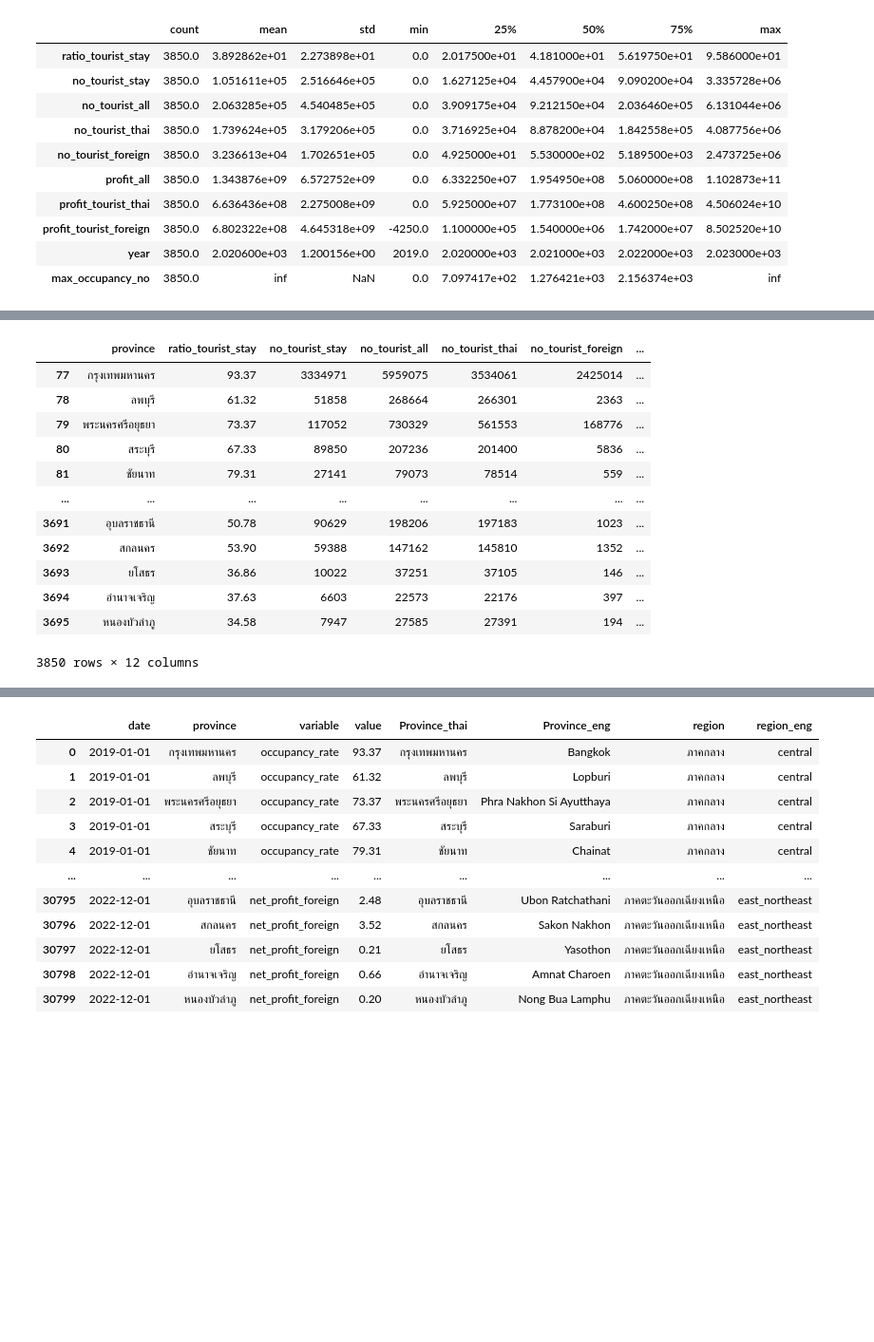
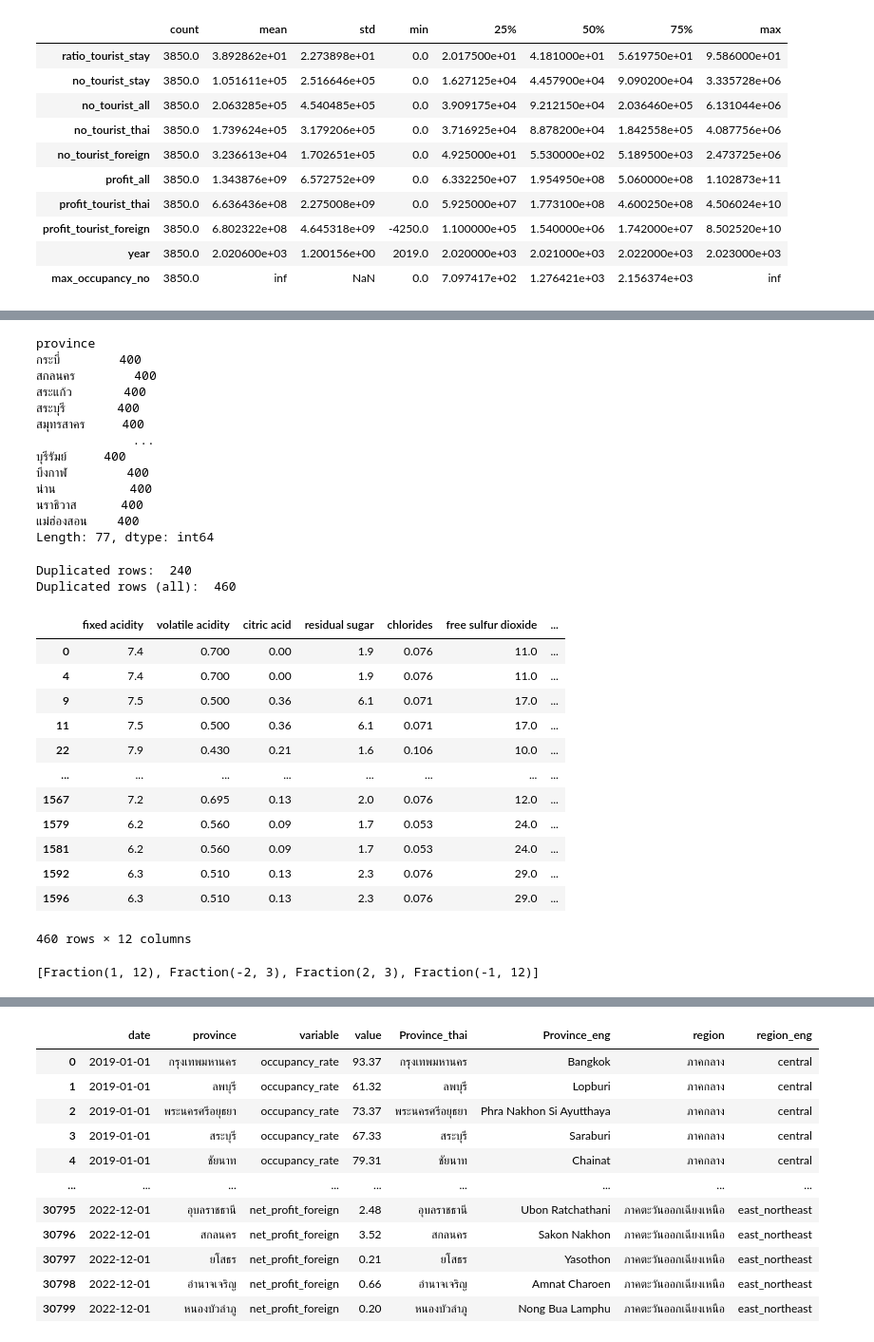
Before and after one commit to RThaweewat/tourism-domestic, a Jupyter notebook: pre_processing.ipynb, the cells around one changed output, grey strips where cells are left out. Shown: that part at 95% size. Cells and saved outputs as stored; diff of their text form; code cells hidden in the pictures; blank space fills up the shorter version.

```diff
--- a/pre_processing.ipynb
+++ b/pre_processing.ipynb
@@ -229 +221,4 @@ combined_df
 30800 rows × 4 columns
+# %%
+# pandas setting no scientific notation
+pd.set_option('display.float_format', lambda x: '%.2f' % x)
@@ -230,16 +244,58 @@ combined_df
 # %%
-combined_df
+combined_df.value_counts("province")
 # %% [output]
-|  | province | ratio_tourist_stay | no_tourist_stay | no_tourist_all | no_tourist_thai | no_tourist_foreign | ... |
-| 77 | กรุงเทพมหานคร | 93.37 | 3334971 | 5959075 | 3534061 | 2425014 | ... |
-| 78 | ลพบุรี | 61.32 | 51858 | 268664 | 266301 | 2363 | ... |
-| 79 | พระนครศรีอยุธยา | 73.37 | 117052 | 730329 | 561553 | 168776 | ... |
-| 80 | สระบุรี | 67.33 | 89850 | 207236 | 201400 | 5836 | ... |
-| 81 | ชัยนาท | 79.31 | 27141 | 79073 | 78514 | 559 | ... |
-| ... | ... | ... | ... | ... | ... | ... | ... |
-| 3691 | อุบลราชธานี | 50.78 | 90629 | 198206 | 197183 | 1023 | ... |
-| 3692 | สกลนคร | 53.90 | 59388 | 147162 | 145810 | 1352 | ... |
-| 3693 | ยโสธร | 36.86 | 10022 | 37251 | 37105 | 146 | ... |
-| 3694 | อำนาจเจริญ | 37.63 | 6603 | 22573 | 22176 | 397 | ... |
-| 3695 | หนองบัวลำภู | 34.58 | 7947 | 27585 | 27391 | 194 | ... |
-3850 rows × 12 columns
+province
+กระบี่        400
+สกลนคร        400
+สระแก้ว       400
+สระบุรี       400
+สมุทรสาคร     400
+             ...
+บุรีรัมย์     400
+บึงกาฬ        400
+น่าน          400
+นราธิวาส      400
+แม่ฮ่องสอน    400
+Length: 77, dtype: int64
+# %%
+import pandas as pd
+wine_raw = pd.read_csv(r"C:\Users\Thaweewat\Downloads\winequality-red.csv")
+
+print("Duplicated rows: ", wine_raw.duplicated().sum())
+print("Duplicated rows (all): ", wine_raw.duplicated(keep=False).sum())
+# %% [output]
+Duplicated rows:  240
+Duplicated rows (all):  460
+# %%
+#select row that duplicated on all columns
+wine_raw[wine_raw.duplicated(keep=False)]
+# %% [output]
+|  | fixed acidity | volatile acidity | citric acid | residual sugar | chlorides | free sulfur dioxide | ... |
+| 0 | 7.4 | 0.700 | 0.00 | 1.9 | 0.076 | 11.0 | ... |
+| 4 | 7.4 | 0.700 | 0.00 | 1.9 | 0.076 | 11.0 | ... |
+| 9 | 7.5 | 0.500 | 0.36 | 6.1 | 0.071 | 17.0 | ... |
+| 11 | 7.5 | 0.500 | 0.36 | 6.1 | 0.071 | 17.0 | ... |
+| 22 | 7.9 | 0.430 | 0.21 | 1.6 | 0.106 | 10.0 | ... |
+| ... | ... | ... | ... | ... | ... | ... | ... |
+| 1567 | 7.2 | 0.695 | 0.13 | 2.0 | 0.076 | 12.0 | ... |
+| 1579 | 6.2 | 0.560 | 0.09 | 1.7 | 0.053 | 24.0 | ... |
+| 1581 | 6.2 | 0.560 | 0.09 | 1.7 | 0.053 | 24.0 | ... |
+| 1592 | 6.3 | 0.510 | 0.13 | 2.3 | 0.076 | 29.0 | ... |
+| 1596 | 6.3 | 0.510 | 0.13 | 2.3 | 0.076 | 29.0 | ... |
+460 rows × 12 columns
+# %%
+import numpy as np
+from fractions import Fraction
+
+A = np.array([[1, 1, 1, 1]
+				 , [-2, -1, 1, 2]
+				 , [2, 1/2, 1/2, 2]
+				 , [-4/3, -1/6, 1/6, 4/3]])
+b = np.array([0, 1, 0, 0])
+
+coefficients = np.linalg.solve(A, b)
+
+fraction_coefficients = [Fraction(c).limit_denominator() for c in coefficients]
+print(fraction_coefficients)
+# %% [output]
+[Fraction(1, 12), Fraction(-2, 3), Fraction(2, 3), Fraction(-1, 12)]
```
Also changed, not shown: parts of 38 cells of this notebook, 3 other files.
